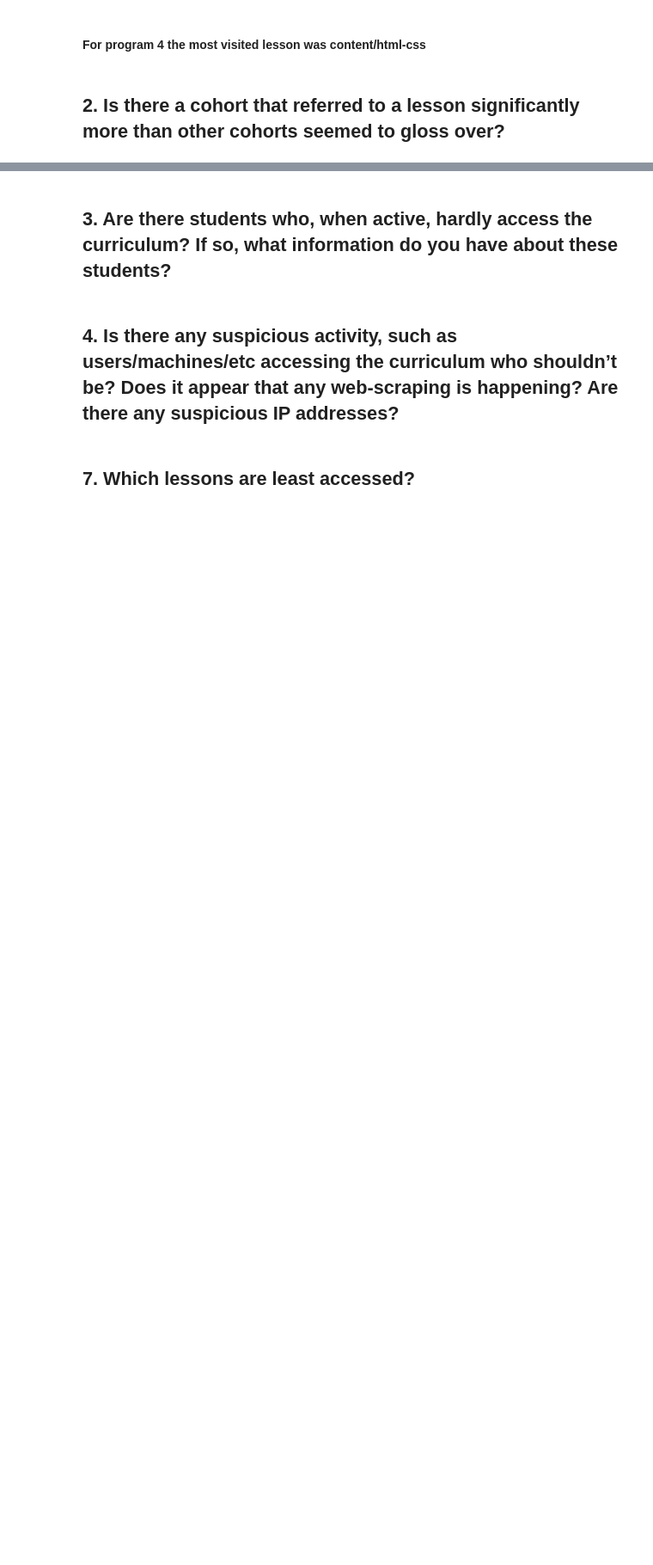
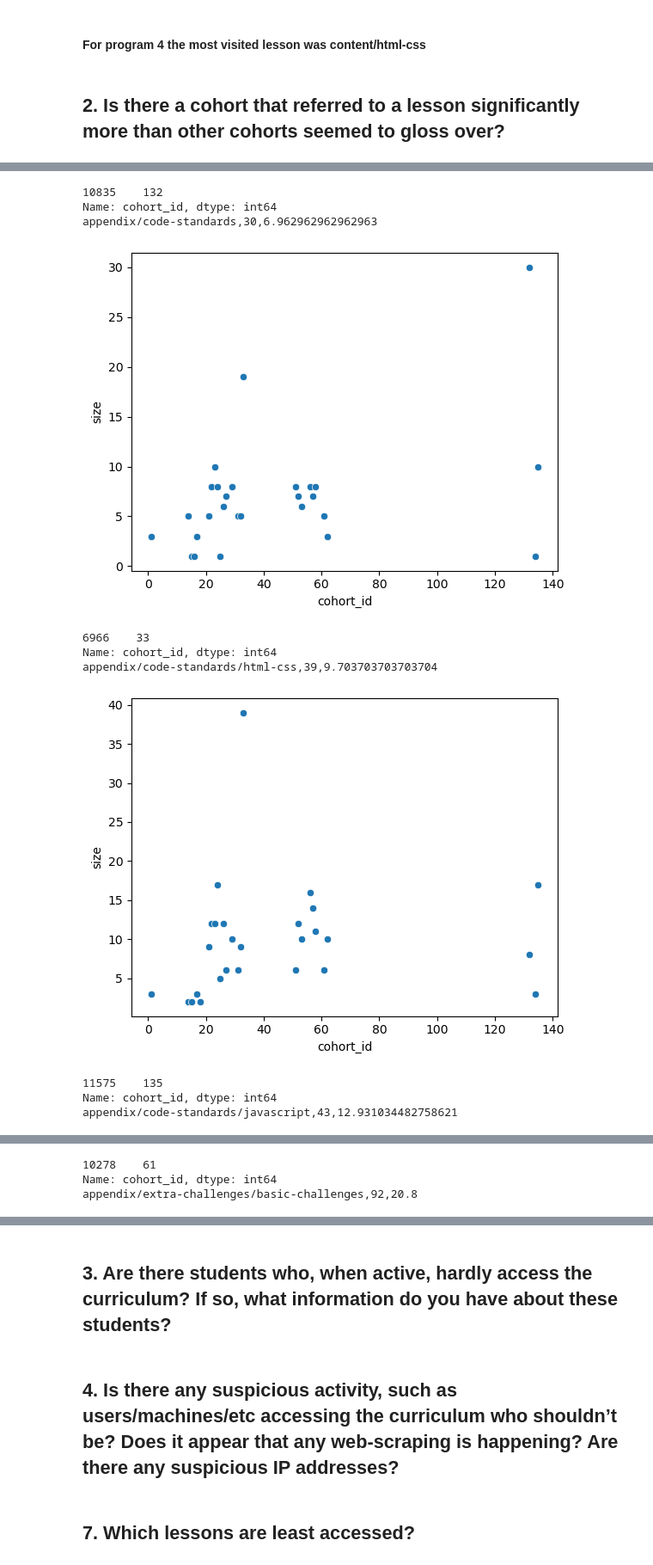
Before and after one commit to The-Four-Musketeer-Scientist/anomaly-project, a Jupyter notebook: final_report.ipynb, the cells around one changed output, grey strips where cells are left out. Shown: that part at 86% size. Saved outputs shown, nothing was run; the diff lists cells and outputs as text; code cells hidden in the pictures; blank space fills up the shorter version.

```diff
--- a/final_report.ipynb
+++ b/final_report.ipynb
@@ -111,0 +124,3 @@ Total Traffic: 1
+# %%
+df_combined = df.groupby(['cohort_id', 'path'], as_index=False).size()
+df_combined
@@ -111,0 +149,14 @@ Total Traffic: 1
+# %%
+list_of_paths = f.find_outliers(df_combined)
+# %% [output]
+10835    132
+Name: cohort_id, dtype: int64
+appendix/code-standards,30,6.962962962962963
+[figure, added]
+6966    33
+Name: cohort_id, dtype: int64
+appendix/code-standards/html-css,39,9.703703703703704
+[figure, added]
+11575    135
+Name: cohort_id, dtype: int64
+appendix/code-standards/javascript,43,12.931034482758621
@@ -111,0 +164,3 @@ Total Traffic: 1
+10278    61
+Name: cohort_id, dtype: int64
+appendix/extra-challenges/basic-challenges,92,20.8
```
Also changed, not shown: parts of 14 cells of this notebook.
